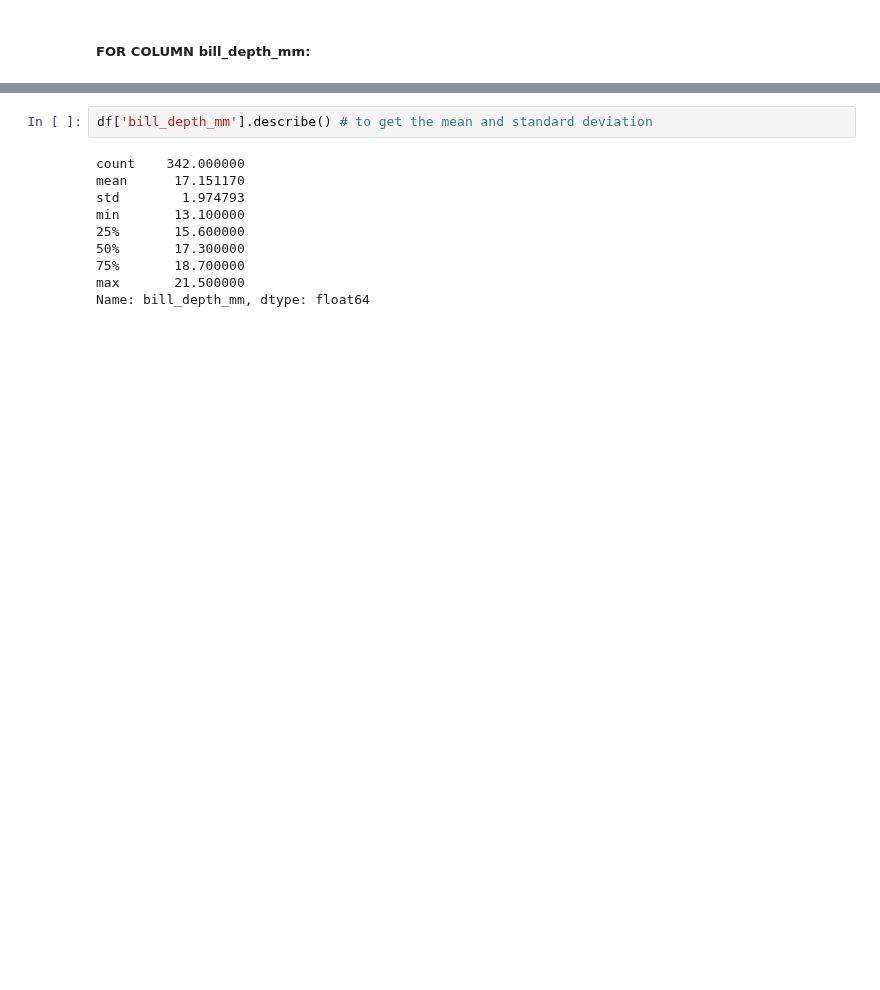
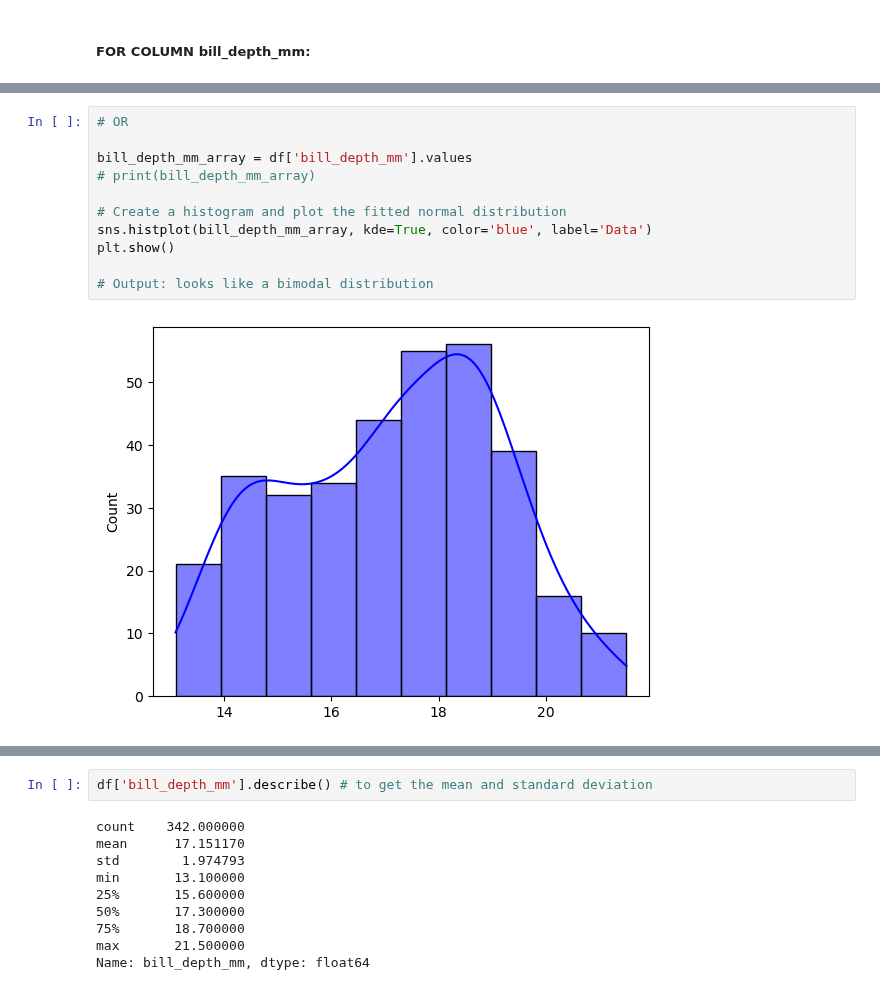
Before and after one commit to nurbujang/fundaw23, a Jupyter notebook: tasks.ipynb, the cells around one changed output, grey strips where cells are left out. Cells and saved outputs as stored; diff of their text form; blank space fills up the shorter version.

```diff
--- a/tasks.ipynb
+++ b/tasks.ipynb
@@ -243,0 +360,13 @@ df['bill_depth_mm'].hist()
+# %%
+# OR
+
+bill_depth_mm_array = df['bill_depth_mm'].values
+# print(bill_depth_mm_array)
+
+# Create a histogram and plot the fitted normal distribution
+sns.histplot(bill_depth_mm_array, kde=True, color='blue', label='Data')
+plt.show()
+
+# Output: looks like a bimodal distribution
+# %% [output]
+[figure, added]
```
Also changed, not shown: parts of 20 cells of this notebook.
